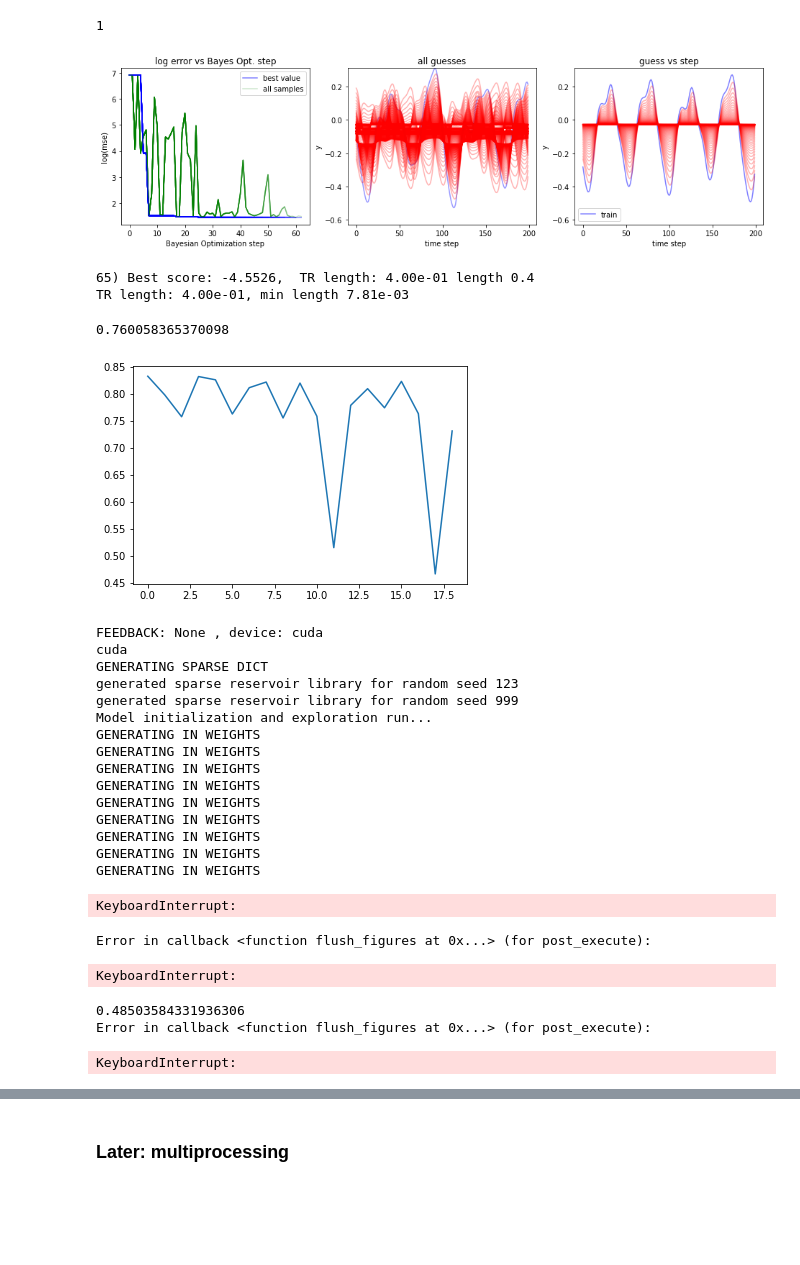
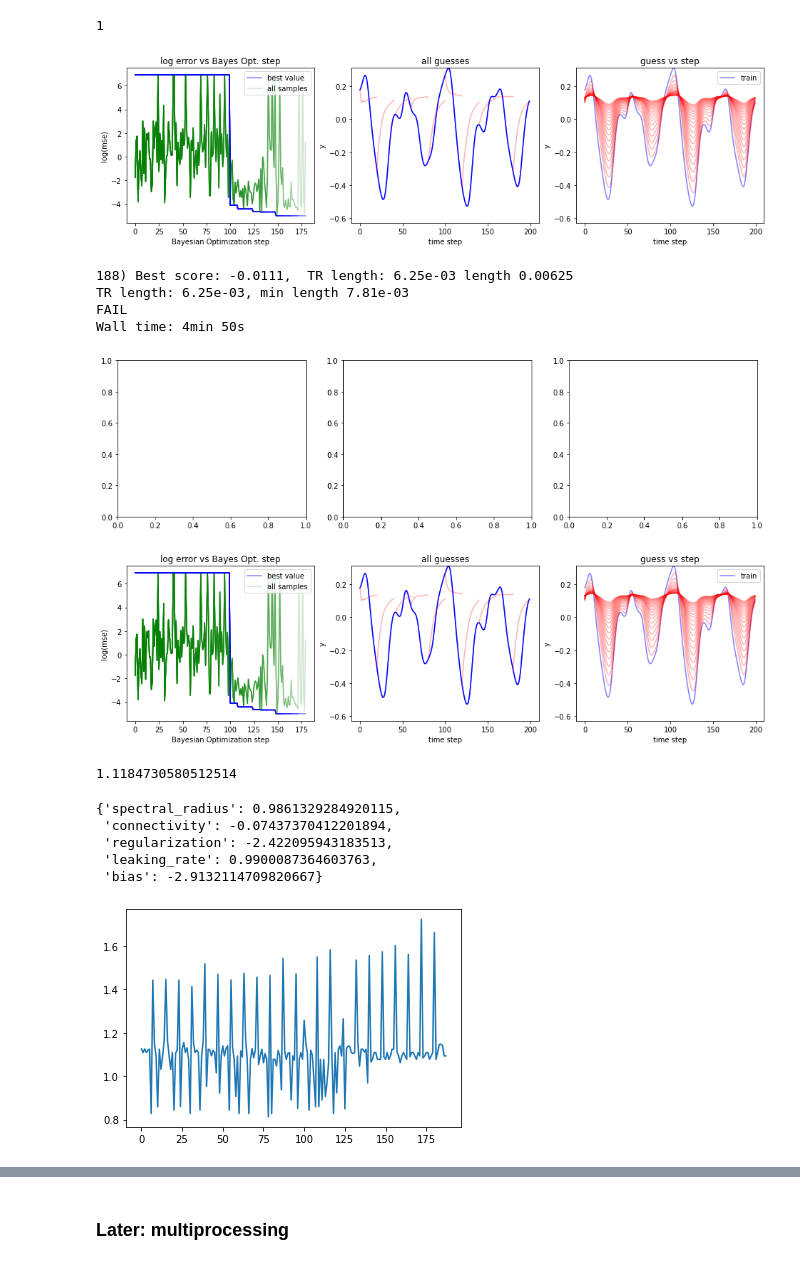
Before and after one commit to blindedjoy/RcTorch, a Jupyter notebook: turbo_1.ipynb, the cells around one changed output, grey strips where cells are left out. Drawn from its saved outputs; the diff is of its cells as text; code cells hidden in the pictures; blank space fills up the shorter version.

```diff
--- a/turbo_1.ipynb
+++ b/turbo_1.ipynb
@@ -1144,9 +1149,9 @@ class TurboState:
     restart_triggered: bool = False
 
     def __post_init__(self):
-        self.failure_tolerance = 12#math.ceil(
-            #max([4.0 / self.batch_size, float(self.dim) / self.batch_size])
-        #)
+        self.failure_tolerance = math.ceil(
+            max([4.0 / self.batch_size, float(self.dim) / self.batch_size])
+        )
 
 
 def update_state(state, Y_next):
@@ -2427,70 +2445,37 @@ torch.cuda.device_count()
 # %%
 %%time
 %matplotlib inline
 #### eps isn't what it used to be.
 
 bounds_dict = {"spectral_radius" : (0,1),
                "connectivity" : (-5,0),
-               "regularization": (-4,4),
+               "regularization": (-4,1),
                "leaking_rate" : (0, 1),
                "bias" : (-3,3),
                "n_nodes" : 1000,
                "feedback": 1}
 esn_cv = EchoStateNetworkCV(bounds = bounds_dict, subsequence_length = 1000,
-                            steps_ahead = 100, scoring_method = "mse", interactive = True, random_seed = 123,
-                            eps = 3, initial_samples = 5, approximate_reservoir = True, length_min = 2**-7,
-                            batch_size = 2, backprop = False)
+                            steps_ahead = 20, scoring_method = "mse", interactive = True, random_seed = 123,
+                            eps = 3, initial_samples = 100, approximate_reservoir = True, length_min = 2**-7,
+                            batch_size = 8, backprop = False, esn_burn_in = 10)
 vals = esn_cv.optimize(train)
 # %% [output]
-[figure, old version]
+[figure, new version]
-65) Best score: -4.5526,  TR length: 4.00e-01 length 0.4
-TR length: 4.00e-01, min length 7.81e-03
+188) Best score: -0.0111,  TR length: 6.25e-03 length 0.00625
+TR length: 6.25e-03, min length 7.81e-03
+FAIL
+Wall time: 4min 50s
+[figure, added]
+[figure, added]
 # %%
 pl.plot(esn_cv.iteration_durations)
 print(np.mean(esn_cv.iteration_durations))
+vals
 # %% [output]
-0.760058365370098
+1.1184730580512514
+{'spectral_radius': 0.9861329284920115,
+ 'connectivity': -0.07437370412201894,
+ 'regularization': -2.422095943183513,
+ 'leaking_rate': 0.9900087364603763,
+ 'bias': -2.9132114709820667}
-[figure, old version]
+[figure, new version]
-# %%
-%%time
-%matplotlib inline
-#### eps isn't what it used to be.
-
-bounds_dict = {"spectral_radius" : (0,1),
-               "connectivity" : (-5,0),
-               "regularization": (-4,4),
-               "leaking_rate" : 0.95,#(0, 1),
-               "bias" : (-3,3),
-               "n_nodes" : 1000,
-               "feedback": 1}
-esn_cv = EchoStateNetworkCV(bounds = bounds_dict, subsequence_length = 1000,
-                            steps_ahead = 1, scoring_method = "mse", interactive = True, random_seed = 123,
-                            eps = 3, initial_samples = 10, approximate_reservoir = False, length_min = 2 ** - 7,
-                            batch_size = 10)
-vals = esn_cv.optimize(train)
-# %% [output]
-FEEDBACK: None , device: cuda
-cuda
-GENERATING SPARSE DICT
-generated sparse reservoir library for random seed 123
-generated sparse reservoir library for random seed 999
-Model initialization and exploration run...
-GENERATING IN WEIGHTS
-GENERATING IN WEIGHTS
-GENERATING IN WEIGHTS
-GENERATING IN WEIGHTS
-GENERATING IN WEIGHTS
-GENERATING IN WEIGHTS
-GENERATING IN WEIGHTS
-GENERATING IN WEIGHTS
-GENERATING IN WEIGHTS
-KeyboardInterrupt:
-Error in callback <function flush_figures at 0x...> (for post_execute):
-KeyboardInterrupt:
-# %%
-pl.plot(esn_cv.iteration_durations)
-print(np.mean(esn_cv.iteration_durations))
-# %% [output]
-0.48503584331936306
-Error in callback <function flush_figures at 0x...> (for post_execute):
-KeyboardInterrupt:
```
Also changed, not shown: parts of 10 cells of this notebook.
